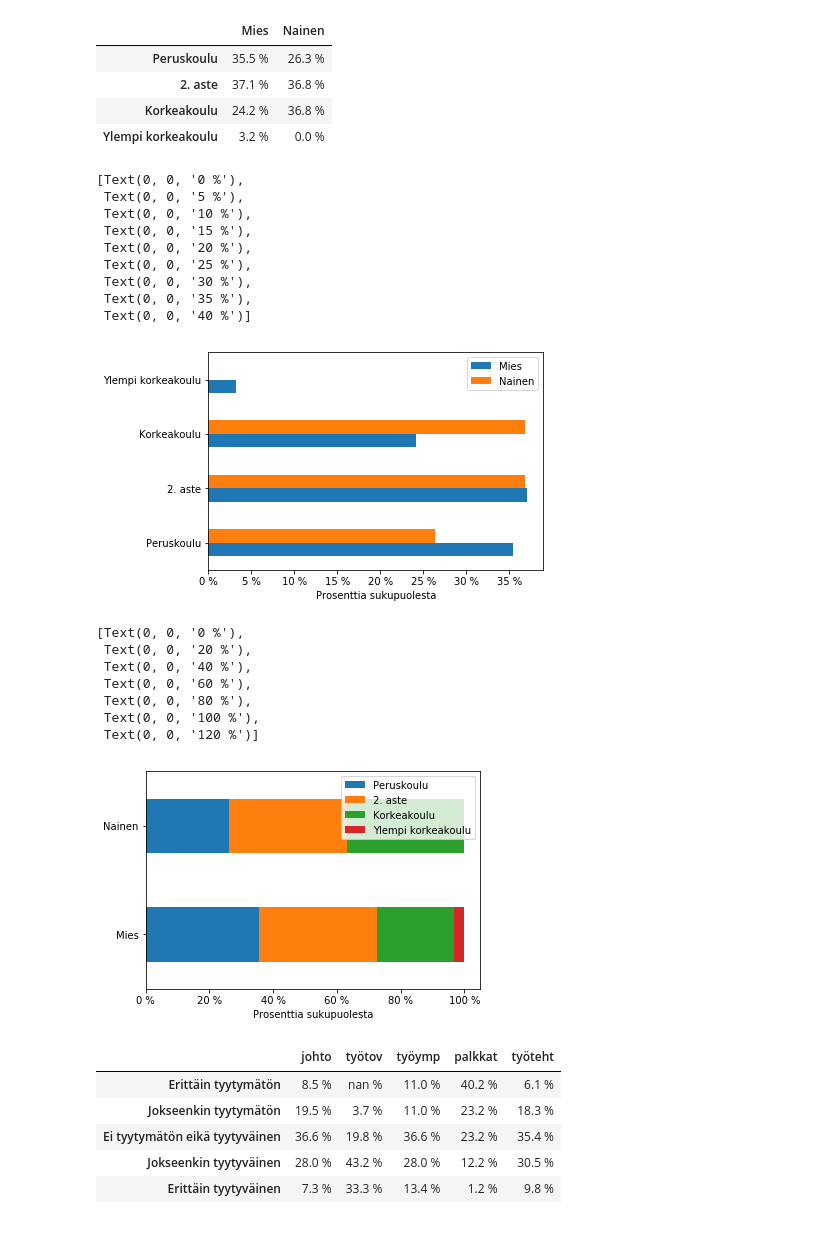
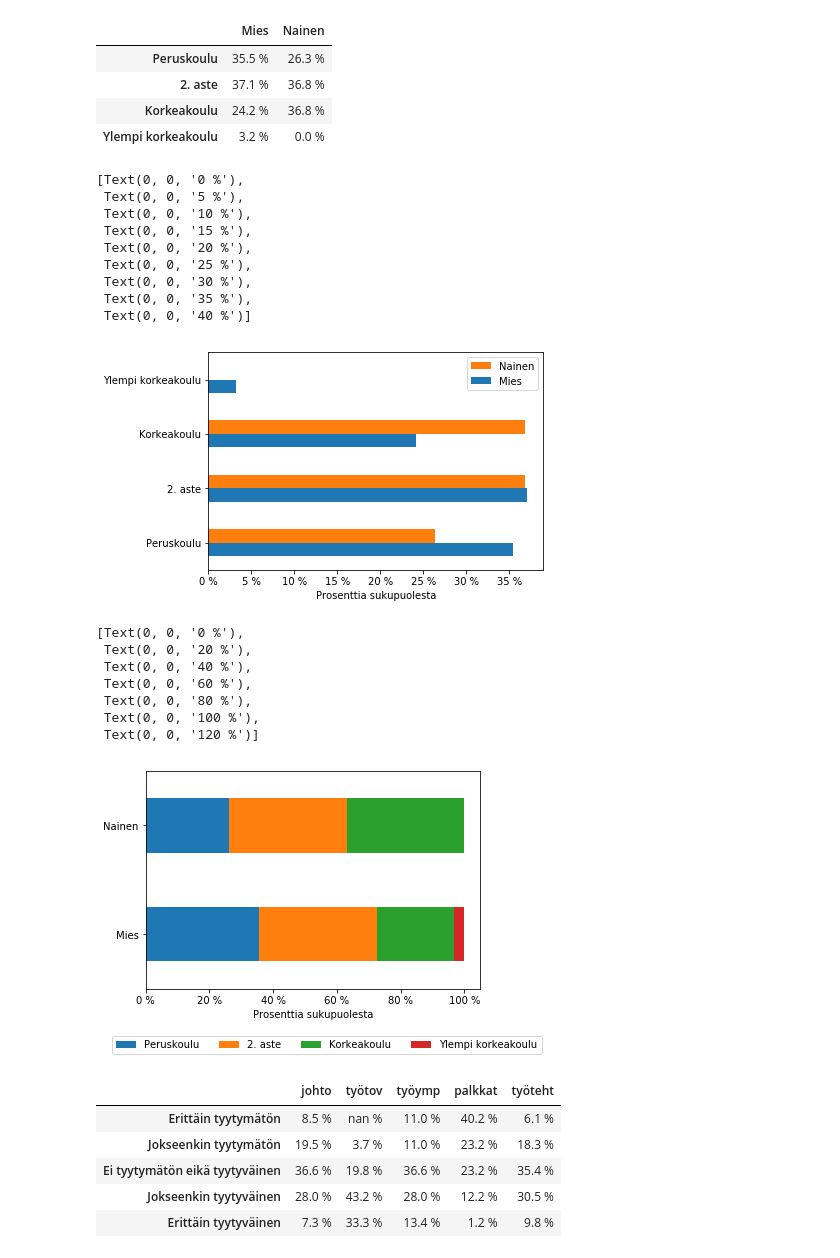
Before and after one commit to taanila/tilastoapu, a Jupyter notebook: olennaiset.ipynb, the cells around one changed output. Drawn from its saved outputs; the diff is of its cells as text; code cells hidden in the pictures.

```diff
--- a/olennaiset.ipynb
+++ b/olennaiset.ipynb
@@ -17,8 +17,7 @@ import matplotlib.pyplot as plt
     <li><b>rename()</b>-funktiolla voin nimetä muuttujia uudelleen.</li>
 # %%
 #Avaan Excel-datan dataframeen ja näytän viisi ensimmäistä riviä.
-#Vanhemmissa pandas-versioissa 'sheet_name sijasta' täytyy käyttää 'sheetname'.
-df = pd.read_excel('http://taanila.fi/data1.xlsx', sheet_name = 'Data')
+df = pd.read_excel('http://taanila.fi/data1.xlsx')
 df.head()
 # %% [output]
 |  | nro | sukup | ikä | perhe | koulutus | palveluv | palkka | johto | työtov | työymp | palkkat | ... |
@@ -237,8 +236,8 @@ df4.columns = sukup
 | Korkeakoulu | 24.2 % | 36.8 % |
 | Ylempi korkeakoulu | 3.2 % | 0.0 % |
 # %%
-#Edellinen pylväinä
-ax4 = df4.plot.barh()
+#Edellinen pylväinä; 'reverse' kääntää selitteen järjestyksen:
+ax4 = df4.plot.barh(legend='reverse')
 
 ax4.set_xlabel('Prosenttia sukupuolesta')
 
@@ -254,24 +253,27 @@ ax4.set_xticklabels(['{:.0f} %'.format(x*100) for x in ax4.get_xticks()])
  Text(0, 0, '30 %'),
  Text(0, 0, '35 %'),
  Text(0, 0, '40 %')]
-[figure, old version]
+[figure, new version]
 # %%
 #Edellinen 100 % pinottuina vaakapylväinä. T vaihtaa arvosarjat ja kategoriat päittäin.
 ax5 = df4.T.plot.barh(stacked = True)
 
 ax5.set_xlabel('Prosenttia sukupuolesta')
 
+#Selitteen paikan ja sarakkeiden määrän asettaminen:
+ax5.legend(loc=(-0.1,-0.3), ncol=4)
+
 #Tässä on ylimääräistä kikkailua, koska suomen kielessä välilyönti ennen %-merkkiä:
 ax5.set_xticklabels(['{:.0f} %'.format(x*100) for x in ax5.get_xticks()])
 # %% [output]
 [Text(0, 0, '0 %'),
  Text(0, 0, '20 %'),
  Text(0, 0, '40 %'),
  Text(0, 0, '60 %'),
  Text(0, 0, '80 %'),
  Text(0, 0, '100 %'),
  Text(0, 0, '120 %')]
-[figure, old version]
+[figure, new version]
 # %%
 #Lasken lukumääriä value_counts()-funktiolla ja muutan tuloksen dataframeksi.
 #'normalize=True' esittää lukumäärät prosentteina.
```
Also changed, not shown: parts of 2 cells of this notebook.
